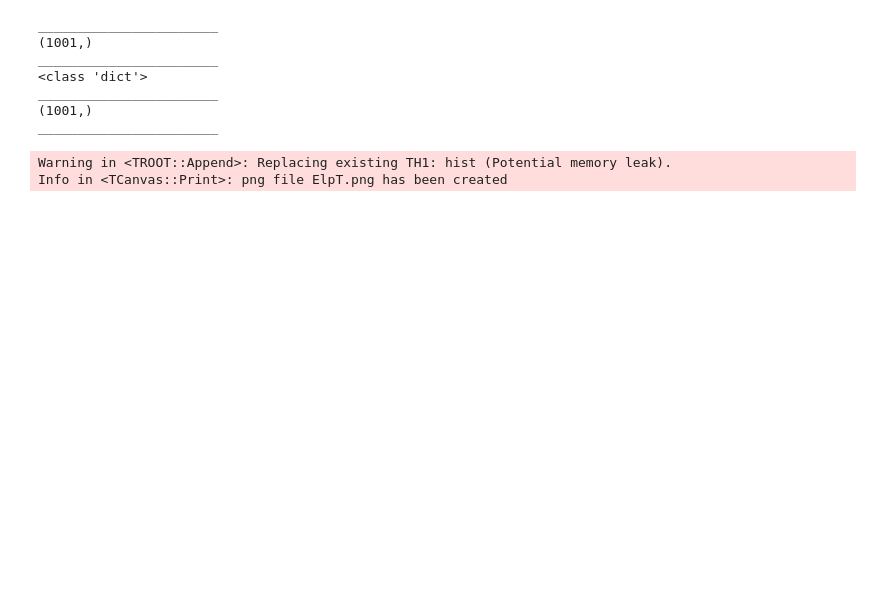
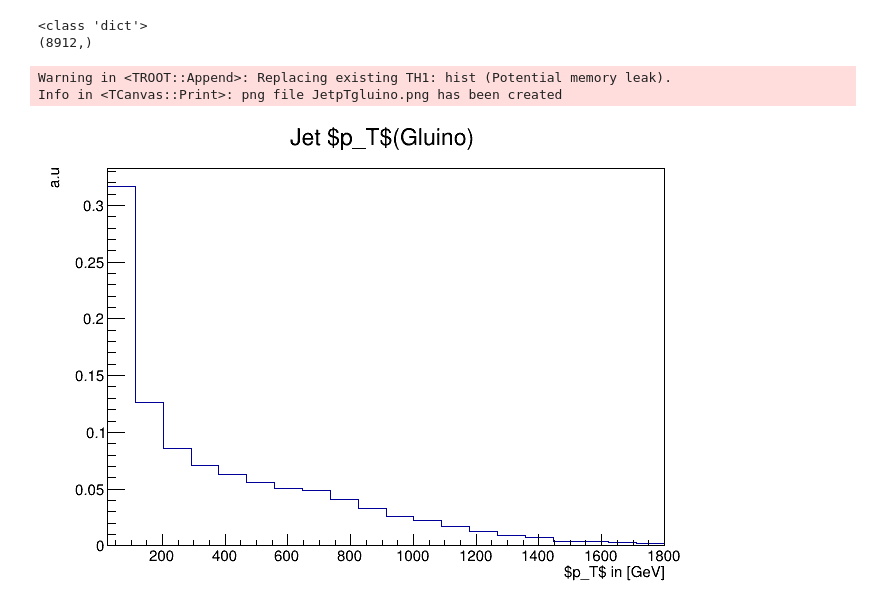
Before and after one commit to SAMMY0909/AnaTopOutputPlots, a Jupyter notebook: LQD_VALIDATION.ipynb, the cells around one changed output. Drawn from its saved outputs; the diff is of its cells as text; code cells hidden in the pictures; blank space fills up the shorter version.

```diff
--- a/LQD_VALIDATION.ipynb
+++ b/LQD_VALIDATION.ipynb
@@ -192,50 +190,23 @@ Info in <TCanvas::Print>: png file JetpTgluino.png has been created
 # %%
-temp_tree1 = f["particleLevel"]
-#display(temp_tree1.show())
-print("_______________________")
-"""
-print(type(temp_tree1))
-print("_______________________")
-print(temp_tree1.keys)
-print("_______________________")
-print(temp_tree1.typenames)
-print("_______________________")
-print(temp_tree1.values)
-print("_______________________")
-"""
-jpt=(1e-3)*np.concatenate(np.asarray(f["particleLevel"]["el_pt"])).ravel()
-print(jpt.shape)
-#display(jpt)
-print("_______________________")
-#dfall1 = temp_tree1.arrays(library="pd")
-dfall1 = temp_tree1.arrays(["el_pt"],library="np")
+dfall1 = temp_tree1.arrays(["jet_pt"],library="np")
 print(type(dfall1))
-print("_______________________")
 
 a = (1e-3)*np.concatenate(np.asarray(list(dfall1.values())[0])).ravel()
 print(a.shape)
-#display(a)
-print("_______________________")
-
-#print("_______________________")
-#display(dfall1.describe())
-#print("_______________________")
-#display(dfall1)
+root.gROOT.ForceStyle()
+root.gStyle.SetOptStat(0)
 c2 = root.TCanvas()
-h2  = root.TH1F( 'hist', 'Electron $p_T$;$p_T$ in [GeV];a.u', 20, 25,1800)
+h2  = root.TH1F( 'hist', 'Jet $p_T$(Gluino);$p_T$ in [GeV];a.u', 20, 25,1800)
 for i in range(a.shape[0]):
     h2.Fill(a[i])
 h2.Scale(1./h2.GetEntries());
 h2.Draw("HIST")
-c2.SaveAs("ElpT.png")
+c2.Draw()
+c2.SaveAs("JetpTgluino.png")
 # %% [output]
-_______________________
-(1001,)
-_______________________
 <class 'dict'>
-_______________________
-(1001,)
-_______________________
+(8912,)
 Warning in <TROOT::Append>: Replacing existing TH1: hist (Potential memory leak).
-Info in <TCanvas::Print>: png file ElpT.png has been created
+Info in <TCanvas::Print>: png file JetpTgluino.png has been created
+[figure, added]
 # %%
```
Also changed, not shown: parts of 13 cells of this notebook.
